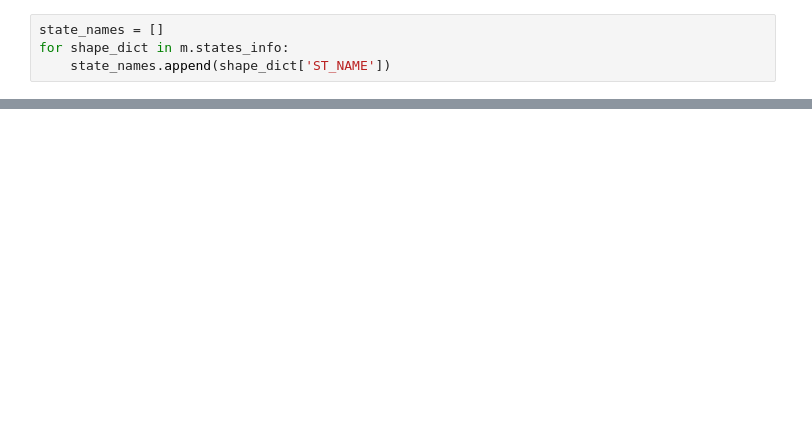
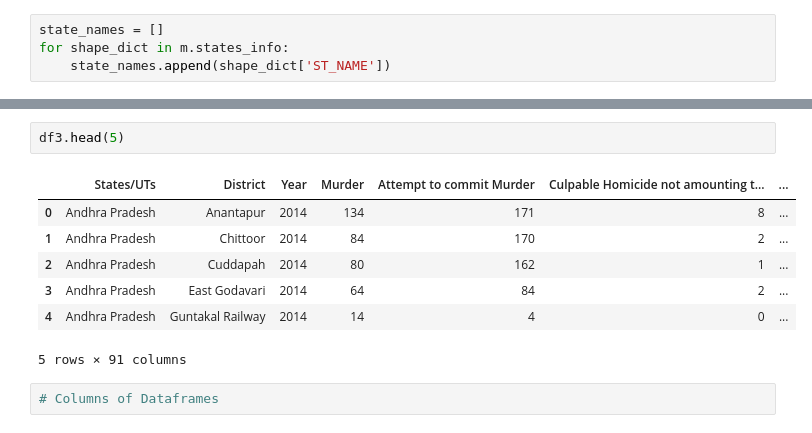
Before and after one commit to erayon/Crime-Analysis-INDIA, a Jupyter notebook: analysis1.ipynb, the cells around one changed output, grey strips where cells are left out. Cells and saved outputs as stored; diff of their text form; blank space fills up the shorter version.

```diff
--- a/analysis1.ipynb
+++ b/analysis1.ipynb
@@ -37,0 +65,12 @@ for shape_dict in m.states_info:
+# %%
+df3.head(5)
+# %% [output]
+|  | States/UTs | District | Year | Murder | Attempt to commit Murder | Culpable Homicide not amounting t... | ... |
+| 0 | Andhra Pradesh | Anantapur | 2014 | 134 | 171 | 8 | ... |
+| 1 | Andhra Pradesh | Chittoor | 2014 | 84 | 170 | 2 | ... |
+| 2 | Andhra Pradesh | Cuddapah | 2014 | 80 | 162 | 1 | ... |
+| 3 | Andhra Pradesh | East Godavari | 2014 | 64 | 84 | 2 | ... |
+| 4 | Andhra Pradesh | Guntakal Railway | 2014 | 14 | 4 | 0 | ... |
+5 rows × 91 columns
+# %%
+# Columns of Dataframes
```
Also changed, not shown: parts of 11 cells of this notebook.
